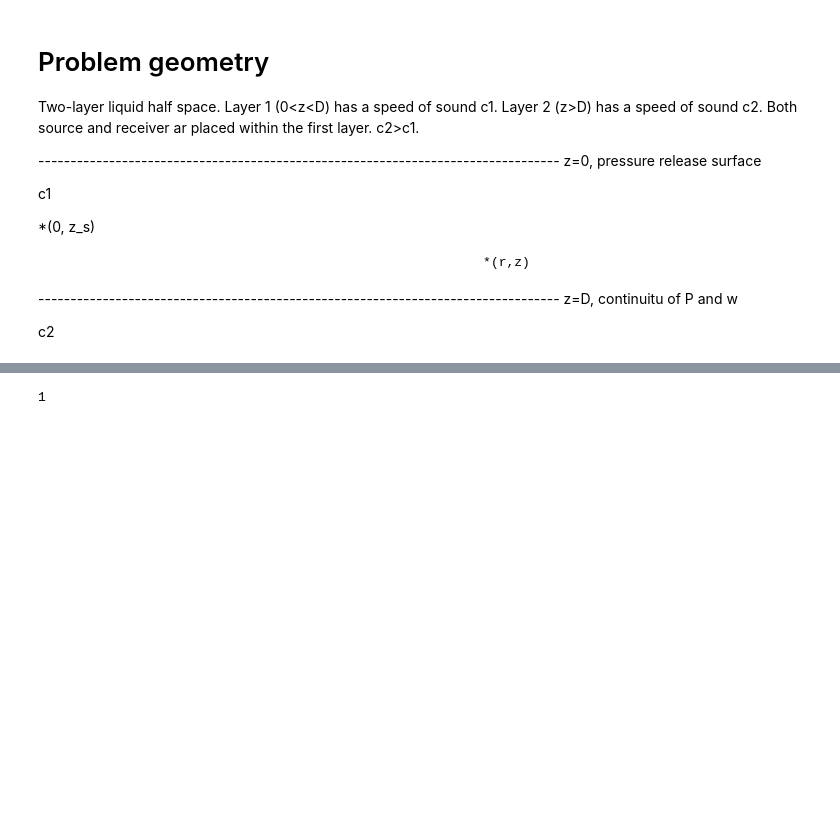
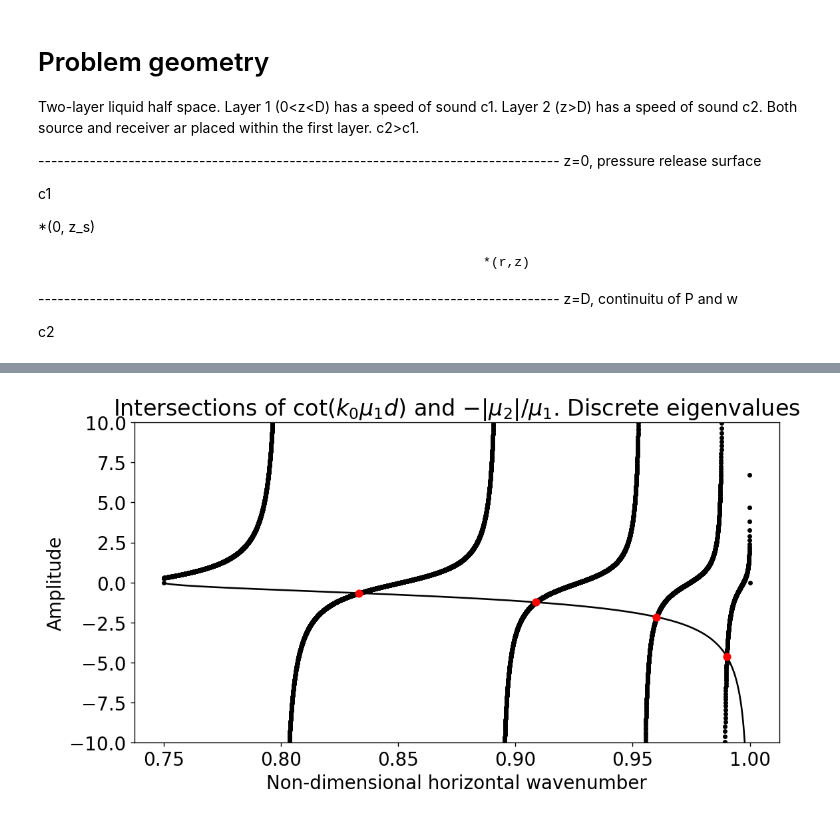
Before and after one commit to Gilaverbuch/pypekeris, a Jupyter notebook: Pekeris Solver.ipynb, the cells around one changed output, grey strips where cells are left out. Saved outputs shown, nothing was run; the diff lists cells and outputs as text; code cells hidden in the pictures; blank space fills up the shorter version.

Commit message:
added functionalities. calc parameters and plot eigenvalues

```diff
--- a/Pekeris Solver.ipynb
+++ b/Pekeris Solver.ipynb
@@ -52,3 +52,7 @@ c1
 --------------------------------------------------------------------------------- z=D, continuitu of P and w
 
 c2
+# %%
+P = pekeris(f=5, nq=1e4)
+P._calc_parameters()
+P._print_parameters()
@@ -55,6 +74,4 @@ c2
 # %%
-P = pekeris()
+P._plot_discrete_modes()
+# %% [output]
+[figure, added]
-# %%
-P.freq
-# %% [output]
-1
```
Also changed, not shown: parts of 7 cells of this notebook, 5 other files.
